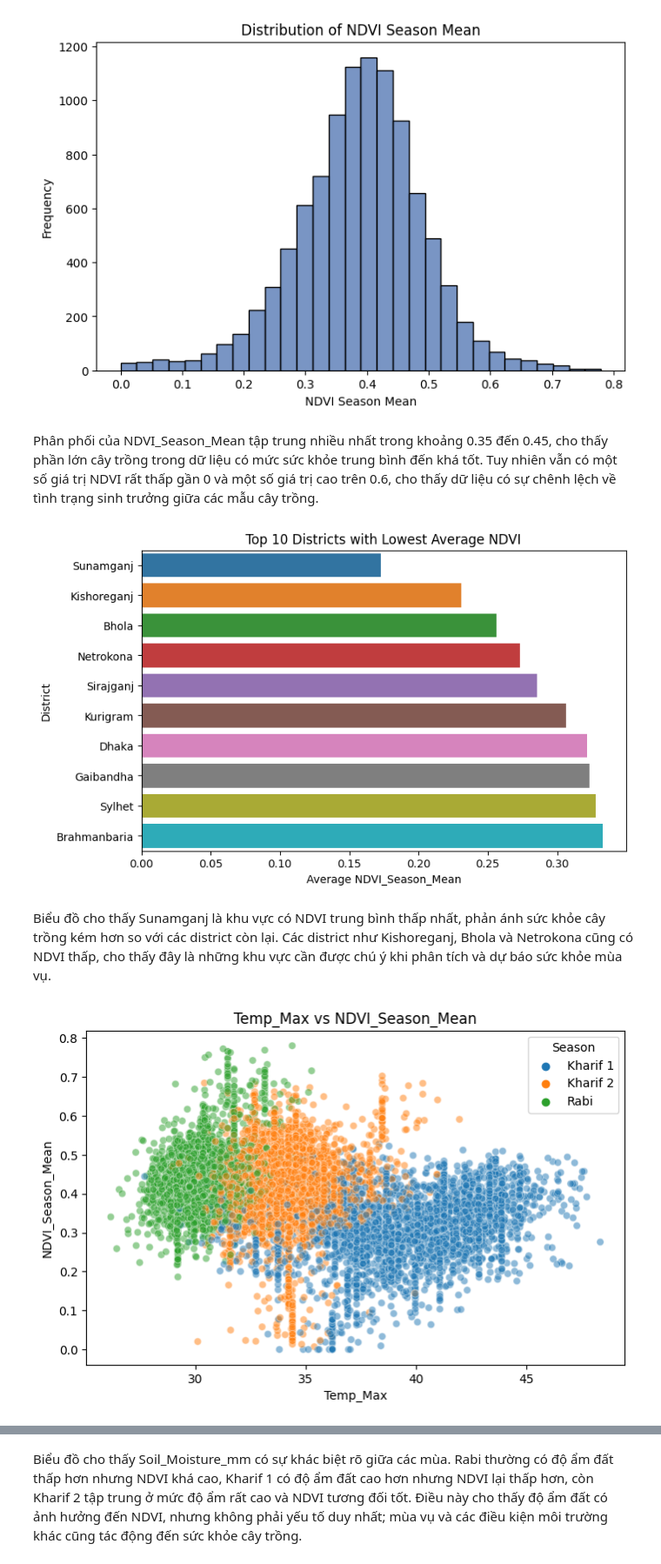
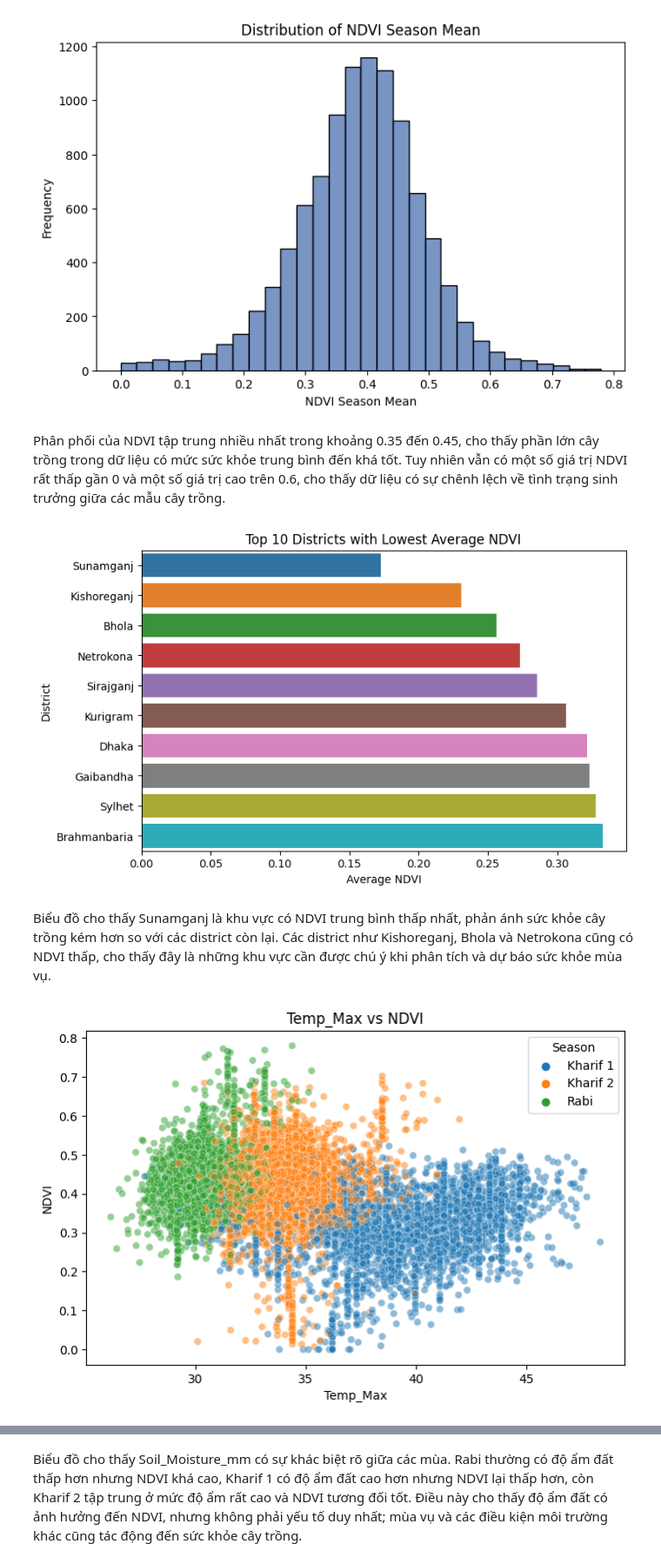
Before and after one commit to AKANEMO22/ADY201m---SU26, a Jupyter notebook: 3. EDA/EDA.ipynb, the cells around one changed output, grey strips where cells are left out. Shown at 87% size. Drawn from its saved outputs; the diff is of its cells as text; code cells hidden in the pictures.

```diff
--- a/3. EDA/EDA.ipynb
+++ b/3. EDA/EDA.ipynb
@@ -136,10 +136,10 @@ plt.show()
 # %% [output]
 [figure]
 # %% [markdown]
-Phân phối của NDVI_Season_Mean tập trung nhiều nhất trong khoảng 0.35 đến 0.45, cho thấy phần lớn cây trồng trong dữ liệu có mức sức khỏe trung bình đến khá tốt. Tuy nhiên vẫn có một số giá trị NDVI rất thấp gần 0 và một số giá trị cao trên 0.6, cho thấy dữ liệu có sự chênh lệch về tình trạng sinh trưởng giữa các mẫu cây trồng.
+Phân phối của NDVI tập trung nhiều nhất trong khoảng 0.35 đến 0.45, cho thấy phần lớn cây trồng trong dữ liệu có mức sức khỏe trung bình đến khá tốt. Tuy nhiên vẫn có một số giá trị NDVI rất thấp gần 0 và một số giá trị cao trên 0.6, cho thấy dữ liệu có sự chênh lệch về tình trạng sinh trưởng giữa các mẫu cây trồng.
 # %%
 district_ndvi = (
-    df.groupby("District")["NDVI_Season_Mean"]
+    df.groupby("District")["NDVI"]
     .mean()
     .sort_values()
     .head(10)
@@ -148,22 +148,22 @@ district_ndvi = (
 plt.figure(figsize=(8, 5))
 sns.barplot(x=district_ndvi.values, y=district_ndvi.index)
 plt.title("Top 10 Districts with Lowest Average NDVI")
-plt.xlabel("Average NDVI_Season_Mean")
+plt.xlabel("Average NDVI")
 plt.ylabel("District")
 plt.show()
 # %% [output]
-[figure, old version]
+[figure, new version]
 # %% [markdown]
 Biểu đồ cho thấy Sunamganj là khu vực có NDVI trung bình thấp nhất, phản ánh sức khỏe cây trồng kém hơn so với các district còn lại. Các district như Kishoreganj, Bhola và Netrokona cũng có NDVI thấp, cho thấy đây là những khu vực cần được chú ý khi phân tích và dự báo sức khỏe mùa vụ.
 # %%
 x_col = "Temp_Max"
 
 plt.figure(figsize=(8, 5))
-sns.scatterplot(data=df, x=x_col, y="NDVI_Season_Mean", alpha=0.5, hue="Season")
-plt.title("Temp_Max vs NDVI_Season_Mean")
+sns.scatterplot(data=df, x=x_col, y="NDVI", alpha=0.5, hue="Season")
+plt.title("Temp_Max vs NDVI")
 plt.xlabel("Temp_Max")
-plt.ylabel("NDVI_Season_Mean")
+plt.ylabel("NDVI")
 plt.show()
 # %% [output]
-[figure, old version]
+[figure, new version]
 # %% [markdown]
```
Also changed, not shown: parts of 14 cells of this notebook, 23 other files.
